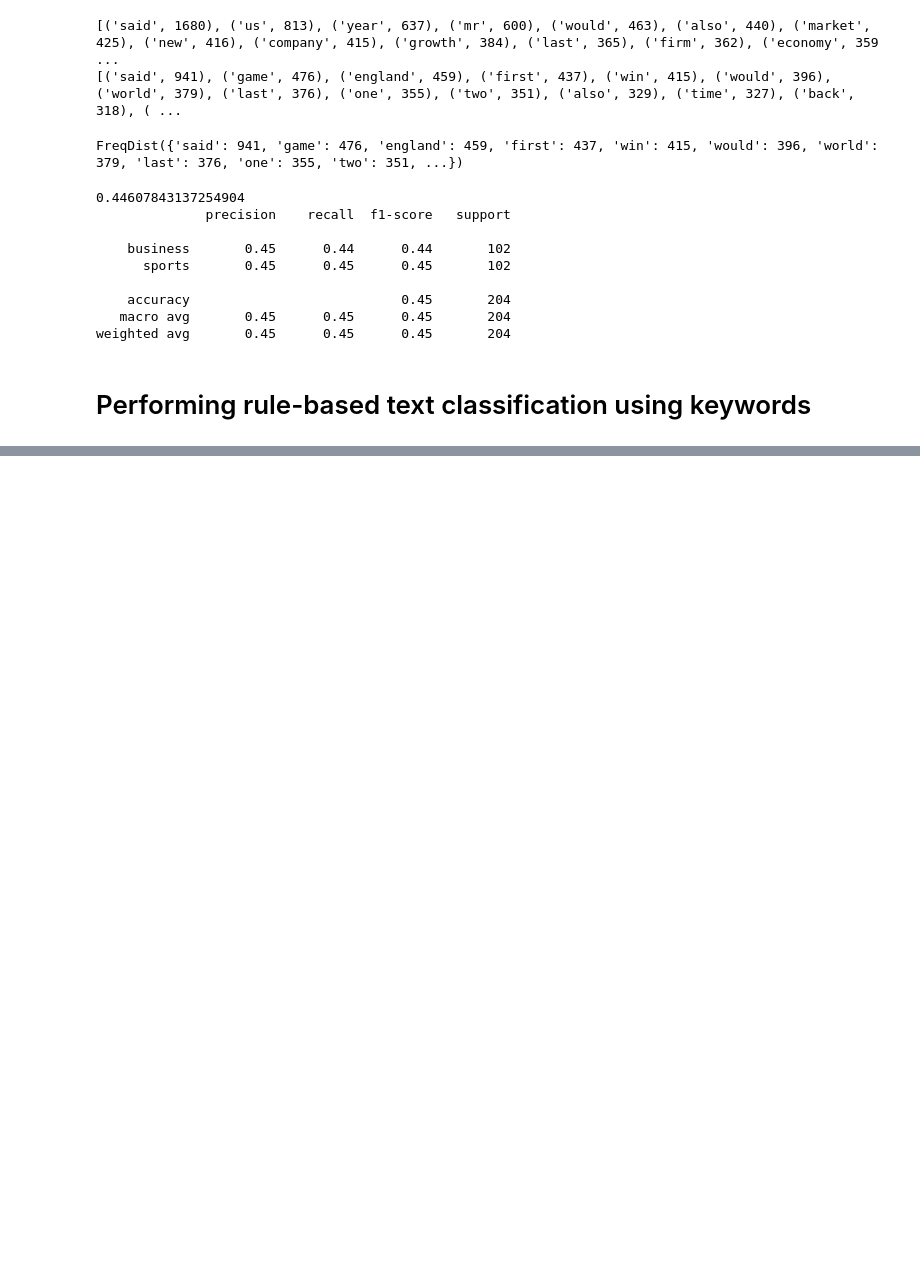
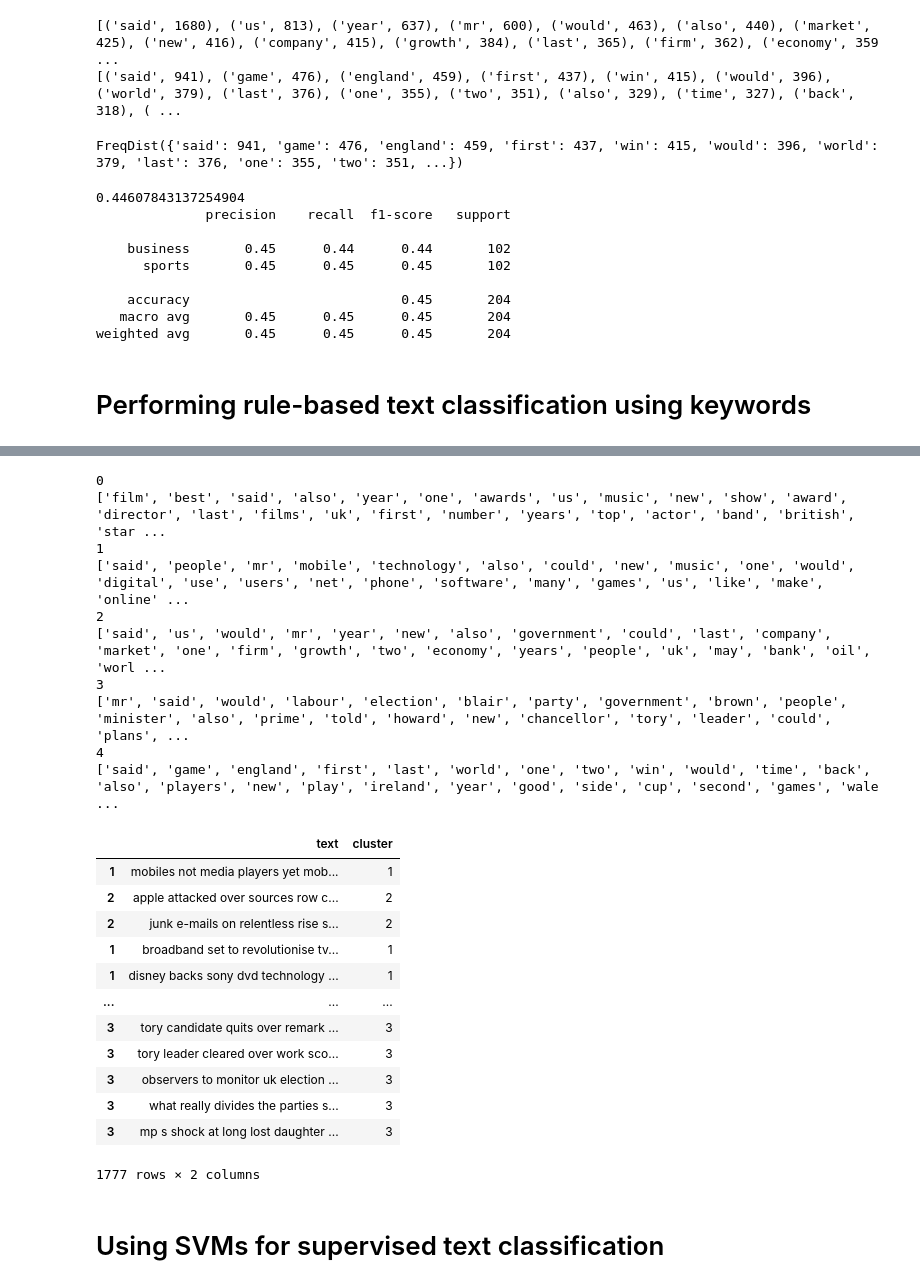
Before and after one commit to chinmaydas96/Packt-Python-Natural-Language-Processing-Cookbook, a Jupyter notebook: Chapter04/Classifying Texts.ipynb, the cells around one changed output, grey strips where cells are left out. Cells and saved outputs as stored; diff of their text form; code cells hidden in the pictures; blank space fills up the shorter version.

```diff
--- a/Chapter04/Classifying Texts.ipynb
+++ b/Chapter04/Classifying Texts.ipynb
@@ -165,0 +375,15 @@ weighted avg       0.45      0.45      0.45       204
+# %%
+def create_vectorizer(data):
+    vec = TfidfVectorizer(max_df=0.90, max_features=200000,
+                    min_df=0.05, stop_words=stop_words,
+                    use_idf=True,
+                    tokenizer=tokenize_and_stem,
+                    ngram_range=(1,3))
+    vec.fit(data)
+    return vec
+# %%
+vectorizer = create_vectorizer(all_training)
+matrix = vectorizer.transform(all_training)
+# %%
+km = KMeans(n_clusters=5, init='k-means++', random_state=0)
+km.fit(matrix)
@@ -165,0 +436,12 @@ weighted avg       0.45      0.45      0.45       204
+# %%
+def print_most_common_words_by_cluster(all_training, km, num_clusters):
+    clusters = km.labels_.tolist()
+    docs = {'text': all_training, 'cluster': clusters}
+    frame = pd.DataFrame(docs, index = [clusters])
+    for cluster in range(0, num_clusters):
+        this_cluster_text = frame[frame['cluster'] == cluster]
+        all_text = " ".join(this_cluster_text['text'].astype(str))
+        top_200 = get_most_frequent_words(all_text)
+        print(cluster)
+        print(top_200)
+    return frame
@@ -165,0 +456,26 @@ weighted avg       0.45      0.45      0.45       204
+# %%
+print_most_common_words_by_cluster(all_training, km, 5)
+# %% [output]
+0
+['film', 'best', 'said', 'also', 'year', 'one', 'awards', 'us', 'music', 'new', 'show', 'award', 'director', 'last', 'films', 'uk', 'first', 'number', 'years', 'top', 'actor', 'band', 'british', 'star ...
+1
+['said', 'people', 'mr', 'mobile', 'technology', 'also', 'could', 'new', 'music', 'one', 'would', 'digital', 'use', 'users', 'net', 'phone', 'software', 'many', 'games', 'us', 'like', 'make', 'online' ...
+2
+['said', 'us', 'would', 'mr', 'year', 'new', 'also', 'government', 'could', 'last', 'company', 'market', 'one', 'firm', 'growth', 'two', 'economy', 'years', 'people', 'uk', 'may', 'bank', 'oil', 'worl ...
+3
+['mr', 'said', 'would', 'labour', 'election', 'blair', 'party', 'government', 'brown', 'people', 'minister', 'also', 'prime', 'told', 'howard', 'new', 'chancellor', 'tory', 'leader', 'could', 'plans', ...
+4
+['said', 'game', 'england', 'first', 'last', 'world', 'one', 'two', 'win', 'would', 'time', 'back', 'also', 'players', 'new', 'play', 'ireland', 'year', 'good', 'side', 'cup', 'second', 'games', 'wale ...
+|  | text | cluster |
+| 1 | mobiles not media players yet mob... | 1 |
+| 2 | apple attacked over sources row c... | 2 |
+| 2 | junk e-mails on relentless rise s... | 2 |
+| 1 | broadband set to revolutionise tv... | 1 |
+| 1 | disney backs sony dvd technology ... | 1 |
+| ... | ... | ... |
+| 3 | tory candidate quits over remark ... | 3 |
+| 3 | tory leader cleared over work sco... | 3 |
+| 3 | observers to monitor uk election ... | 3 |
+| 3 | what really divides the parties s... | 3 |
+| 3 | mp s shock at long lost daughter ... | 3 |
+1777 rows × 2 columns
@@ -165,0 +487,2 @@ weighted avg       0.45      0.45      0.45       204
+# %% [markdown]
+# Using SVMs for supervised text classification
```
Also changed, not shown: parts of 57 cells of this notebook, 3 other files.
